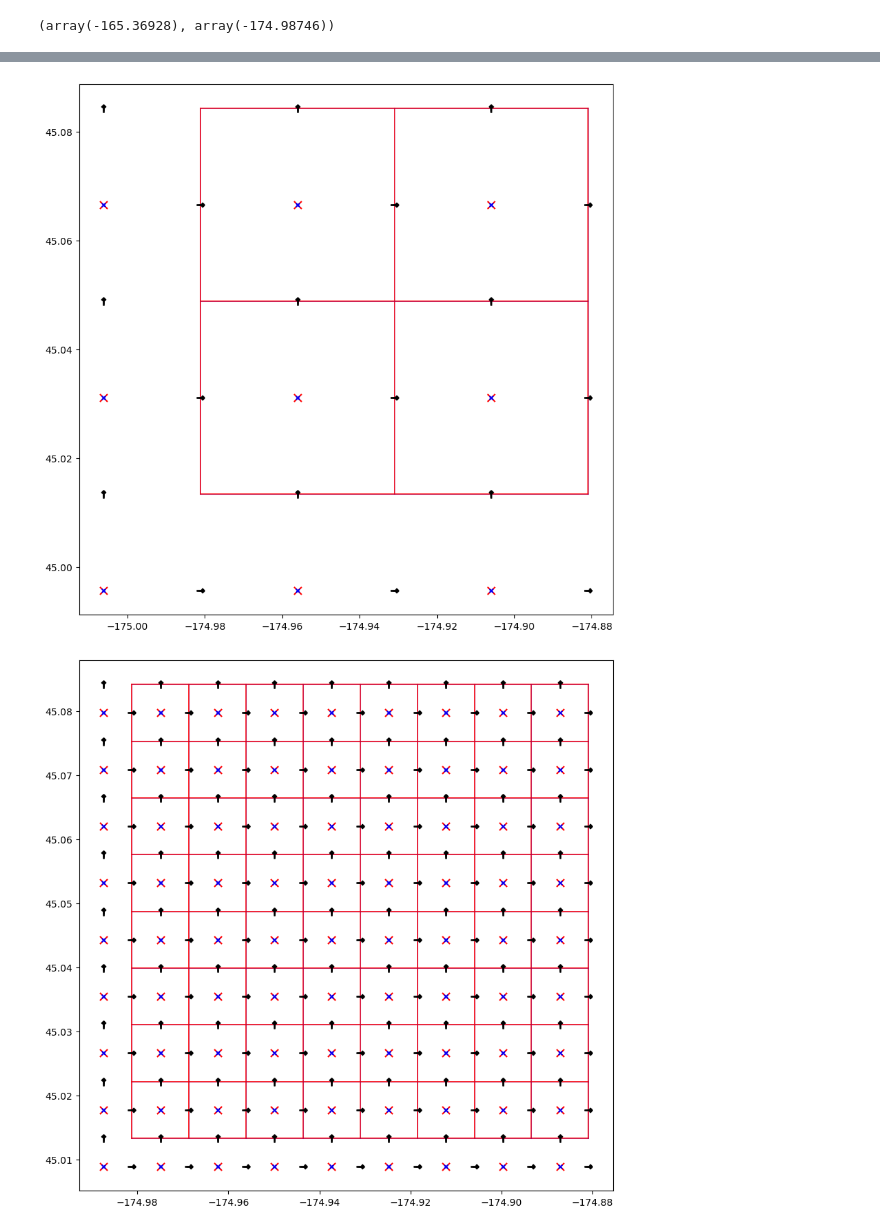
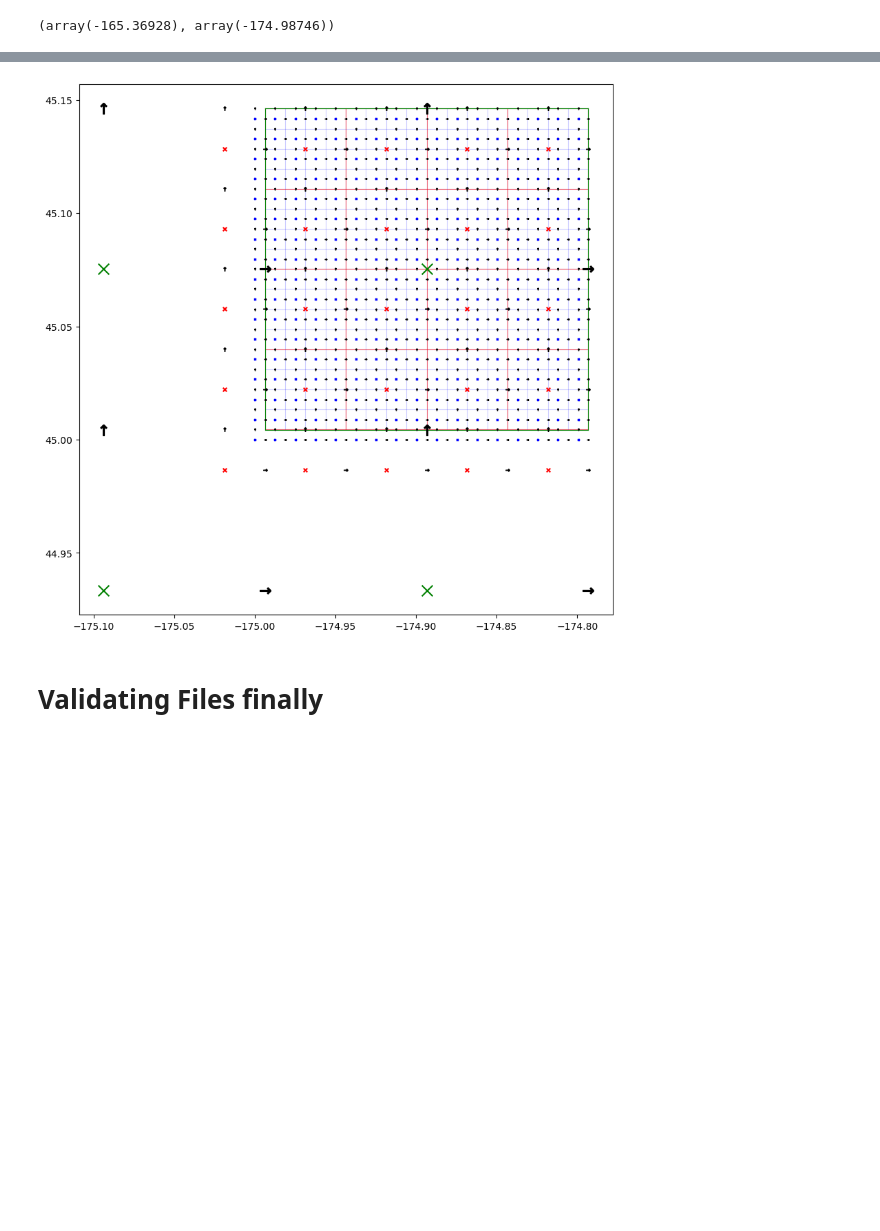
Before and after one commit to nekoscythe/croco_scripts, a Jupyter notebook: Configs/InitialConditions/Config1/Config1.ipynb, the cells around one changed output, grey strips where cells are left out. Drawn from its saved outputs; the diff is of its cells as text; code cells hidden in the pictures; blank space fills up the shorter version.

```diff
--- a/Configs/InitialConditions/Config1/Config1.ipynb
+++ b/Configs/InitialConditions/Config1/Config1.ipynb
@@ -405,4 +451,3 @@ dependencies/  inputs/  metadata.yaml  outputs/  param.h  subtests/
 # %%
-# see if grids match
-config1_rst = xr.open_dataset('inputs/input_rst.nc')
-config1_grid = xr.open_dataset('inputs/input_grd.nc')
+medres_rst = xr.open_dataset('input_rst_medres.nc')
+medres_grid = xr.open_dataset('../../Resolutions/medres/input_grd.nc')
@@ -462,6 +454,6 @@ def rho2uvp(grid):
 # %%
-medres_rst = xr.open_dataset('medres/medres_bio_rst.nc')
-medres_grid = xr.open_dataset('medres/generated_medres_bio_grd.nc')
+hires_rst = xr.open_dataset('input_rst_hires.nc')
+hires_grid = xr.open_dataset('../../Resolutions/hires/input_grd.nc')
 # %%
-hires_bio_rst = xr.open_dataset('hires/hires_bio_rst.nc')
-hires_bio_grd = xr.open_dataset('hires/hires_bio_grd.nc')
+lowres_rst = xr.open_dataset('input_rst_lowres.nc')
+lowres_grid = xr.open_dataset('../../Resolutions/lowres/input_grd.nc')
@@ -479,11 +460,15 @@ medres_rst.to_netcdf('medres/medres_bio_rst.nc')
 # %%
-plt.figure(figsize=(10, 10))
-plot_grid(medres_rst, m=3, n=3)
-plot_grid(medres_grid, color='b', m=3, n=3, alpha=0.2, linewidth=0.8, s=16)
+# plt.figure(figsize=(10, 10))
+# plot_grid(medres_rst, m=3, n=3)
+# plot_grid(medres_grid, color='b', m=3, n=3, alpha=0.2, linewidth=0.8, s=16)
+
+# plt.figure(figsize=(10, 10))
+# plot_grid(hires_rst, m=9, n=9)
+# plot_grid(hires_grid, color='b', m=9, n=9, alpha=0.2, linewidth=0.8, s=16)
 
 plt.figure(figsize=(10, 10))
-plot_grid(hires_bio_rst, m=9, n=9)
-plot_grid(hires_bio_grd, color='b', m=9, n=9, alpha=0.2, linewidth=0.8, s=16)
+plot_grid(hires_grid, color='b', m=16, n=16, alpha=0.2, linewidth=0.8, s=4)
+plot_grid(medres_grid, color='r', m=4, n=4, alpha=0.6, linewidth=0.8, s=16)
+plot_grid(lowres_grid, color='g', m=1, n=1, alpha=1, linewidth=0.8, s=128)
 # %% [output]
-[figure, old version]
+[figure, new version]
-[figure, removed]
@@ -489,0 +493,2 @@ plot_grid(hires_bio_grd, color='b', m=9, n=9, alpha=0.2, linewidth=0.8, s=16)
+# %% [markdown]
+# Validating Files finally
```
Also changed, not shown: parts of 18 cells of this notebook, 2 other files.
